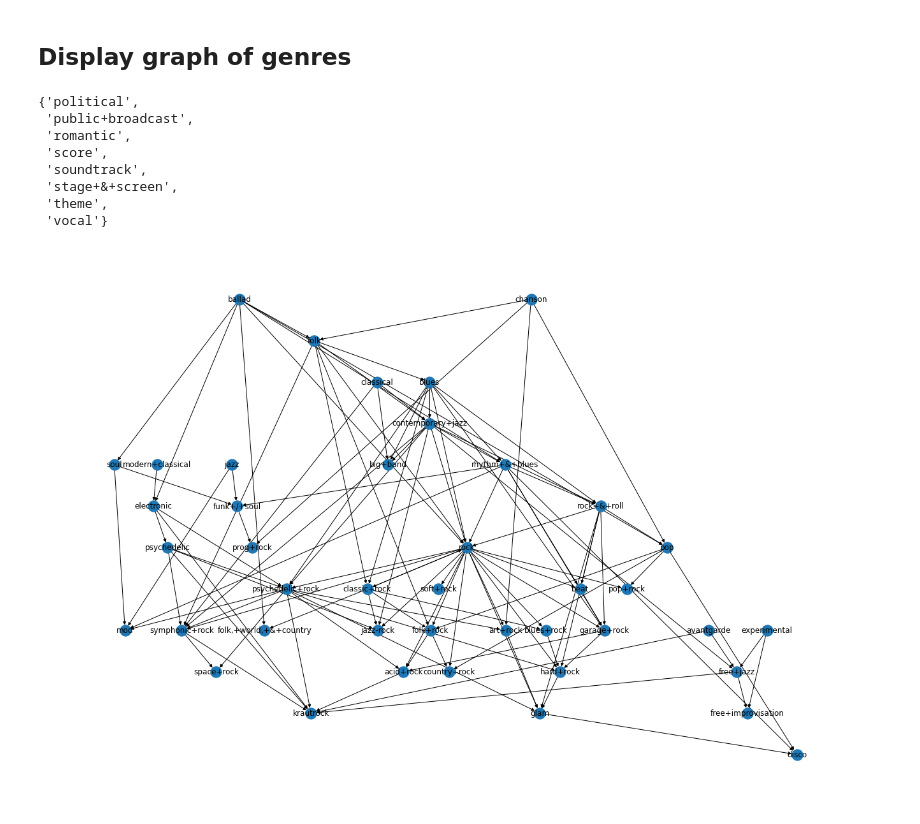
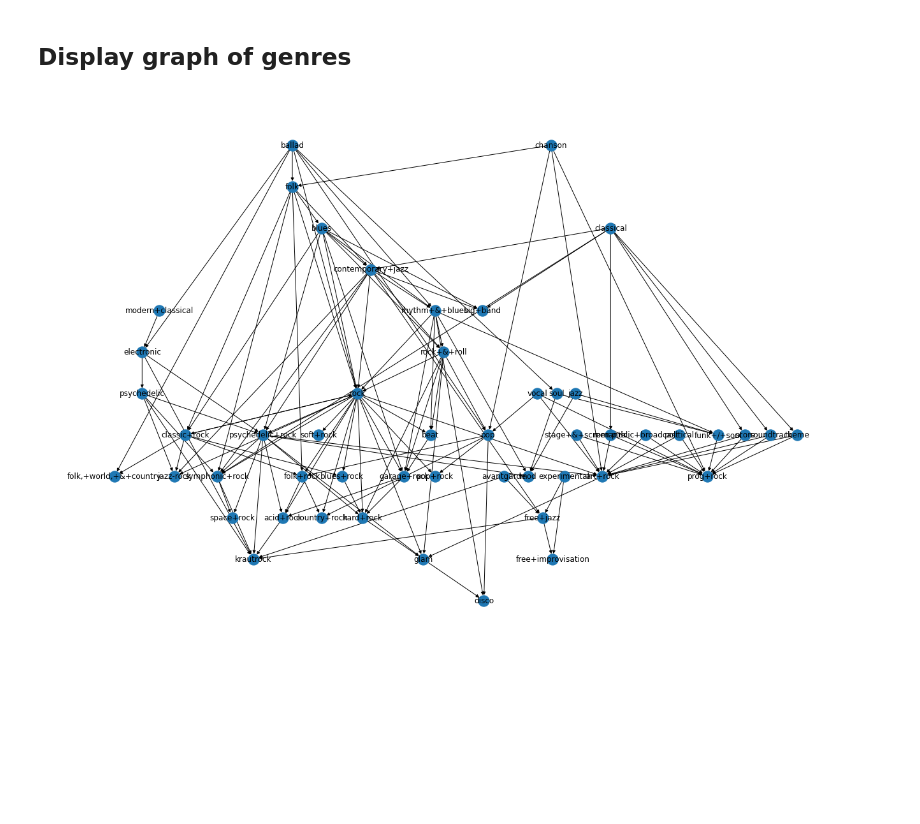
Before and after one commit to dawoz/ipro, a Jupyter notebook: dbpedia_genres.ipynb, the cells around one changed output. Cells and saved outputs as stored; diff of their text form; code cells hidden in the pictures; blank space fills up the shorter version.

Commit message:
Completed genres' reletionships

```diff
--- a/dbpedia_genres.ipynb
+++ b/dbpedia_genres.ipynb
@@ -200,40 +200,62 @@ G.add_edge('ballad','folk,+world,+&+country')
 G.add_edge('ballad','rock')
 G.add_edge('ballad','electronic')
 
 # chanson
 G.add_edge('chanson','pop')
 G.add_edge('chanson','folk')
 G.add_edge('chanson','prog+rock')
 G.add_edge('chanson','art+rock')
 
 # classic rock
 G.add_edge('classic+rock','rock')
 G.add_edge('classic+rock','jazz-rock')
 G.add_edge('classic+rock','blues+rock')
 G.add_edge('classic+rock','folk+rock')
 G.add_edge('classic+rock','folk,+world,+&+country')
 G.add_edge('blues','classic+rock')
 G.add_edge('folk','classic+rock')
 G.add_edge('rock','classic+rock')
 
 # funk+/+soul
 G.add_edge('soul', 'funk+/+soul')
 G.add_edge('jazz', 'funk+/+soul')
 G.add_edge('rhythm+&+blues', 'funk+/+soul')
 G.add_edge('funk+/+soul', 'prog+rock')
 
+# vocal
+G.add_edge('vocal','pop')
+G.add_edge('vocal','prog+rock')
+G.add_edge('vocal','art+rock')
+
+# romantic
+G.add_edge('classical','romantic')
+G.add_edge('romantic','prog+rock')
+G.add_edge('romantic','art+rock')
+
+G.add_edge('classical', 'score')
+G.add_edge('classical', 'soundtrack')
+G.add_edge('classical', 'theme')
+G.add_edge('score', 'prog+rock')
+G.add_edge('score', 'art+rock')
+G.add_edge('soundtrack', 'prog+rock')
+G.add_edge('soundtrack', 'art+rock')
+G.add_edge('theme', 'prog+rock')
+G.add_edge('theme', 'art+rock')
+
+G.add_edge('political', 'prog+rock')
+G.add_edge('political', 'art+rock')
+
+G.add_edge('public+broadcast', 'prog+rock')
+G.add_edge('public+broadcast', 'art+rock')
+G.add_edge('stage+&+screen', 'prog+rock')
+G.add_edge('stage+&+screen', 'art+rock')
+
 plt.figure(figsize=(18,12))
 pos = nx.nx_pydot.graphviz_layout(G, prog="dot")
 nx.draw(G, pos, with_labels=True)
 
-pp(set(dbpedia2name[e] for e in genres).difference(set(G.nodes)))
+assert len(set(dbpedia2name[e] for e in genres).difference(set(G.nodes))) == 0
+
+nx.write_edgelist(G, 'dbpedia/genre.edgelist')
 # %% [output]
-{'political',
- 'public+broadcast',
- 'romantic',
- 'score',
- 'soundtrack',
- 'stage+&+screen',
- 'theme',
- 'vocal'}
-[figure, old version]
+[figure, new version]
```
Also changed, not shown: 1 other file.
